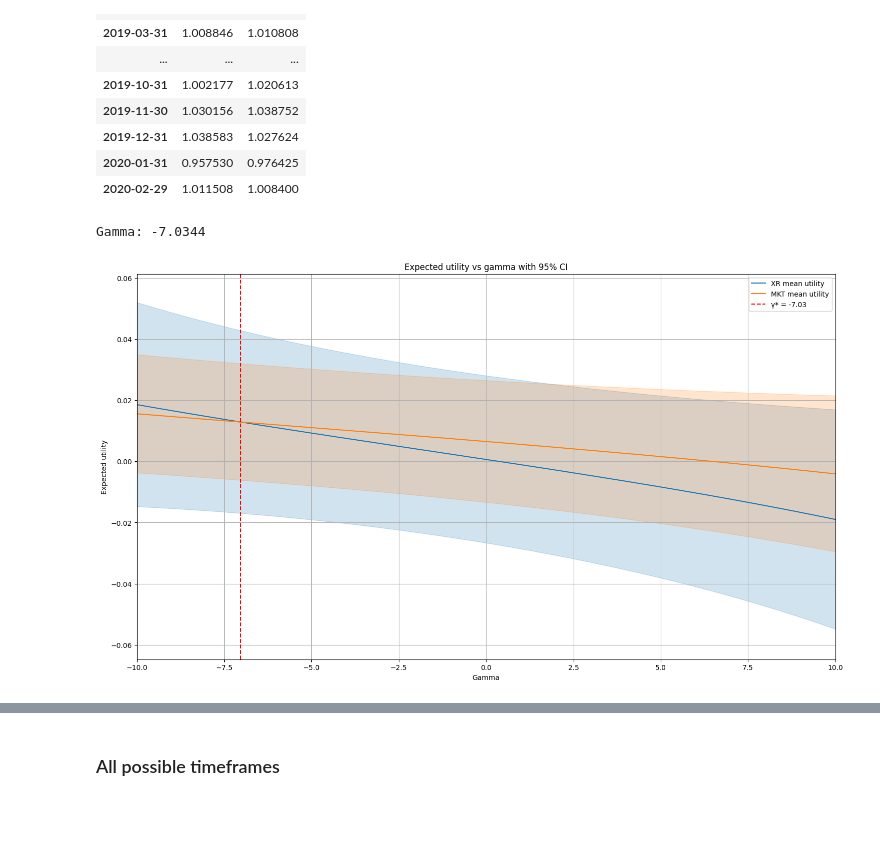
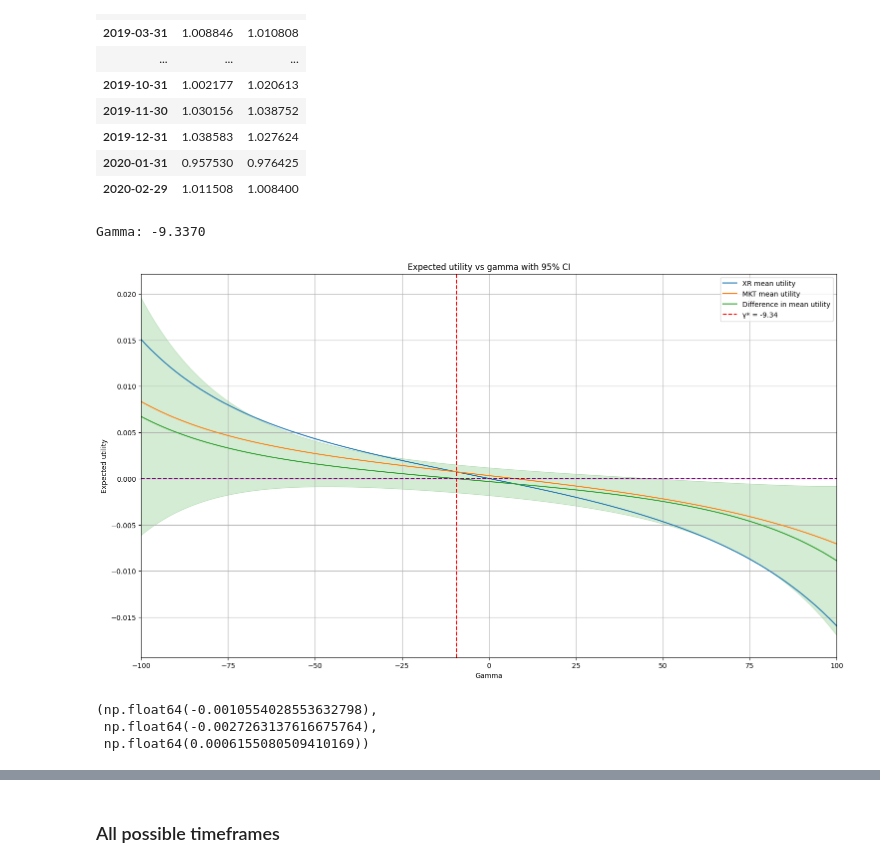
Before and after one commit to FedericoCortesi/Robinhood_data, a Jupyter notebook: notebooks/risk_tests.ipynb, the cells around one changed output, grey strips where cells are left out. Saved outputs shown, nothing was run; the diff lists cells and outputs as text; code cells hidden in the pictures; blank space fills up the shorter version.

Commit message:
mean difference in cutoff

```diff
--- a/notebooks/risk_tests.ipynb
+++ b/notebooks/risk_tests.ipynb
@@ -107,7 +135,7 @@ monthly_returns
 from src.utils.metrics import find_gamma_certainty_equivalent, paramteric_expected_utility_crra, compute_crra_utility
 
 
-df = monthly_returns
+df = daily_factors
 parametric = False
 
 
@@ -115,55 +143,73 @@ parametric = False
 import numpy as np
 import matplotlib.pyplot as plt
 
 # keep the scalar returned by the CE condition
 gamma_hat = find_gamma_certainty_equivalent(df["xr"],
                                             df["xmkt"],
                                             parametric=parametric)
 
 print(f"Gamma: {gamma_hat:.4f}")
 
+hi = 100
+lo = -hi
 gap = 5
-gammas = np.linspace(-11, 11, 1000)
+gammas = np.linspace(lo-1, hi+1, 1000)
 
-if parametric:
-    utilities_xr   = [paramteric_expected_utility_crra(g, df["xr"].values)   for g in gammas]
-    utilities_xmkt = [paramteric_expected_utility_crra(g, df["xmkt"].values) for g in gammas]
-    plt.figure(figsize=(10, 6))
-    plt.plot(gammas, utilities_xr,   label='Portfolio')
-    plt.plot(gammas, utilities_xmkt, label='Market')
-    plt.axvline(gamma_hat, color='red', linestyle='--', alpha=0.6,
-                label=f'γ* = {gamma_hat:.3f}')
-    plt.xlabel('Gamma (relative risk-aversion parameter)')
-    plt.ylabel('Expected CRRA utility')
-    plt.title('Expected utility as a function of gamma')
-    plt.legend()
-    plt.grid(True)
-    plt.show()
-else:
-    utilities_xr   = [compute_crra_utility(df["xr"],   g, confint=True) for g in gammas]
-    utilities_xmkt = [compute_crra_utility(df["xmkt"], g, confint=True) for g in gammas]
+utilities_xr  = []
+utilities_xmkt = []
+ut_diff = []
 
-    means_xr, lo_xr, hi_xr = zip(*utilities_xr)
-    means_mk, lo_mk, hi_mk = zip(*utilities_xmkt)
+for g in gammas:
+    #utilities_xr.append(compute_crra_utility(df["xr"], g, mean=True, confint=True))
+    #utilities_xmkt.append(compute_crra_utility(df["xmkt"], g, mean=True, confint=True))
+    ut_xr = compute_crra_utility(df["xr"], g, mean=False)
+    ut_xmkt = compute_crra_utility(df["xmkt"], g, mean=False)
 
+    ut_diff.append(mean_diff_ci(ut_xr, ut_xmkt))
+
+    utilities_xr.append(np.mean(ut_xr))
+    utilities_xmkt.append(np.mean(ut_xmkt))
+
+
+means_diff, lo_diff, hi_diff = zip(*ut_diff)
+#means_xr, lo_xr, hi_xr = zip(*utilities_xr)
+#means_mk, lo_mk, hi_mk = zip(*utilities_xmkt)
+
+means_xr = utilities_xr
+means_mk = utilities_xmkt
+
+
+plot=True
+
+if plot:
     # Plot
     import matplotlib.pyplot as plt
 
     plt.figure(figsize=(18,10))
     plt.plot(gammas, means_xr, label='XR mean utility', color='C0')
-    plt.fill_between(gammas, lo_xr, hi_xr, color='C0', alpha=0.2)
+    #plt.fill_between(gammas, lo_xr, hi_xr, color='C0', alpha=0.2)
 
     plt.plot(gammas, means_mk, label='MKT mean utility', color='C1')
-    plt.fill_between(gammas, lo_mk, hi_mk, color='C1', alpha=0.2)
+    #plt.fill_between(gammas, lo_mk, hi_mk, color='C1', alpha=0.2)
+
+    plt.plot(gammas, means_diff, label='Difference in mean utility', color='C2')
+    plt.fill_between(gammas, lo_diff, hi_diff, color='C2', alpha=0.2)
 
     plt.axvline(gamma_hat, color='red', linestyle='--', label=f'γ* = {gamma_hat:.2f}')
+    plt.axhline(0, color='purple', linestyle='--')
     plt.xlabel('Gamma')
-    plt.xlim((-10,10))
+    plt.xlim((lo,hi))
     plt.ylabel('Expected utility')
     plt.title('Expected utility vs gamma with 95% CI')
     plt.legend()
     plt.grid(True)
     plt.show()
 # %% [output]
-Gamma: -7.0344
+Gamma: -9.3370
-[figure, old version]
+[figure, new version]
+# %%
+ut_diff
+# %% [output]
+(np.float64(-0.0010554028553632798),
+ np.float64(-0.0027263137616675764),
+ np.float64(0.0006155080509410169))
```
Also changed, not shown: parts of 3 cells of this notebook.
